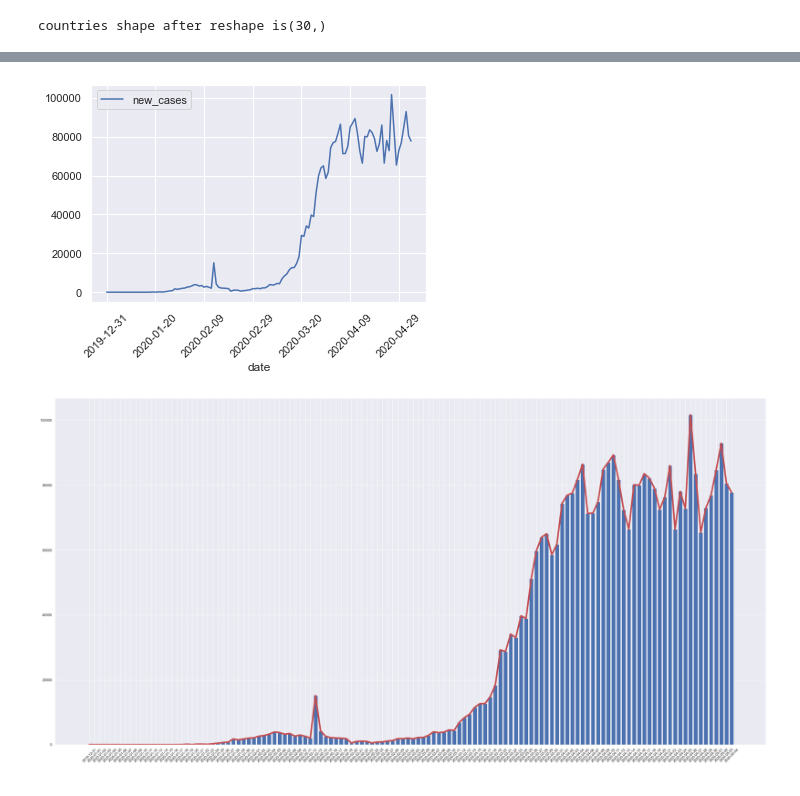
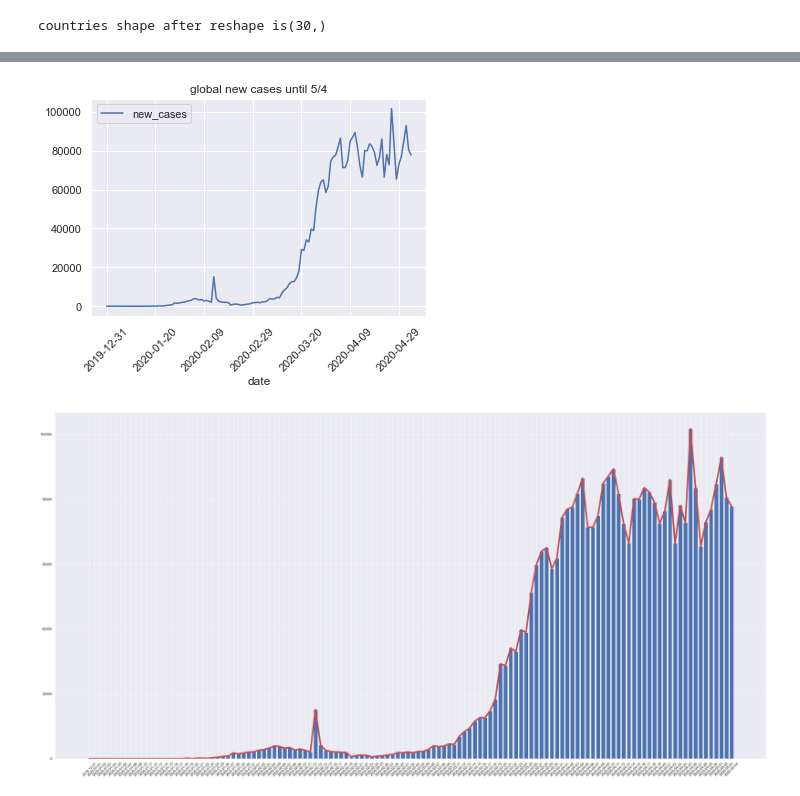
Before and after one commit to yoyo6022/covid-19, a Jupyter notebook: covid-19 analyse.ipynb, the cells around one changed output, grey strips where cells are left out. Cells and saved outputs as stored; diff of their text form; code cells hidden in the pictures.

```diff
--- a/covid-19 analyse.ipynb
+++ b/covid-19 analyse.ipynb
@@ -101,7 +103,8 @@ pivot_df_newcases=ndf.pivot_table('new_cases', index='date',aggfunc=np.sum)
 # %%
 pivot_df_newcases.plot()
 plt.xticks(rotation=45)
+plt.title('global new cases until 5/4')
 plt.show()
 # %% [output]
-[figure, old version]
+[figure, new version]
 # %%
```
Also changed, not shown: parts of 38 cells of this notebook.
